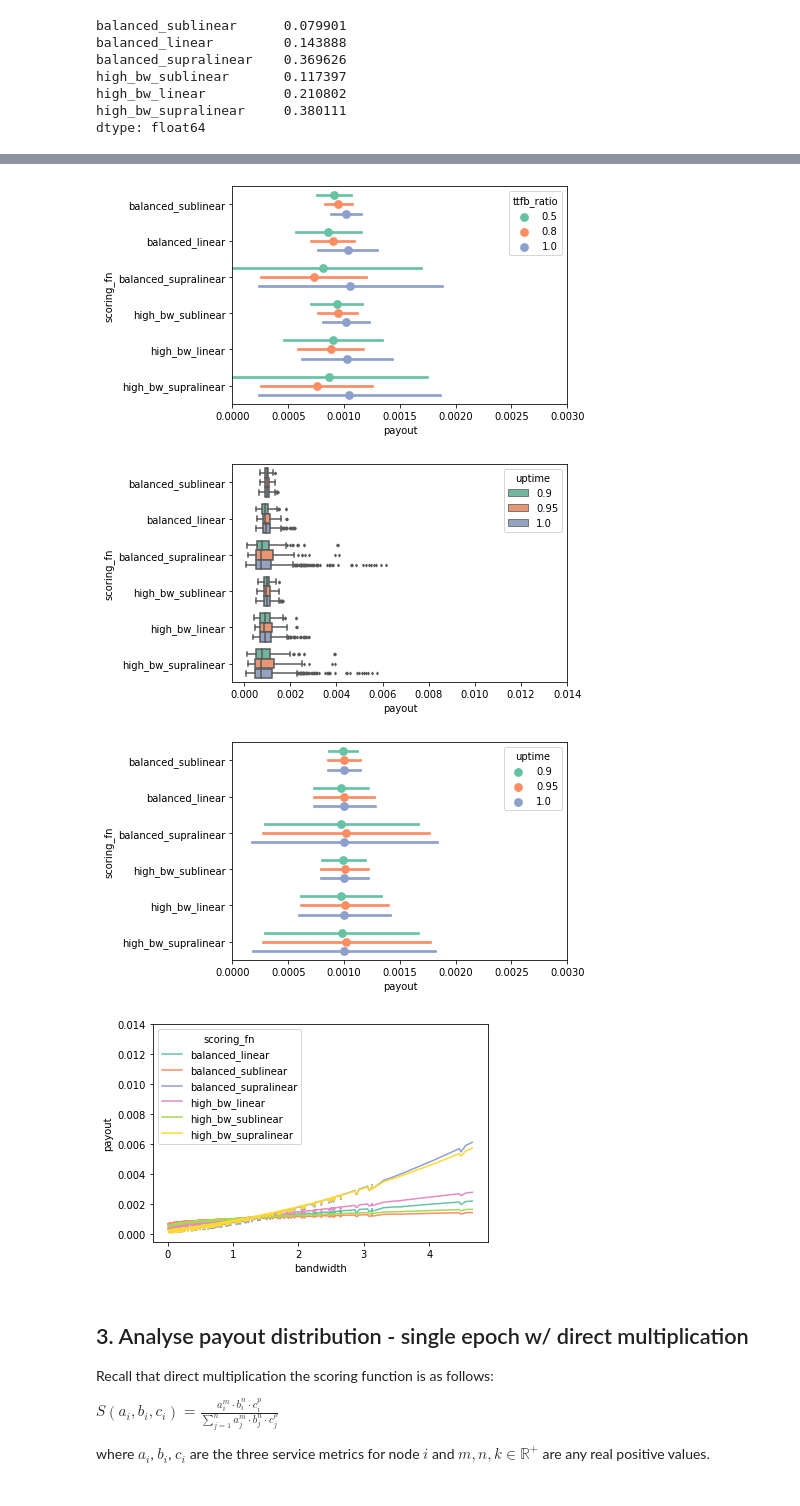
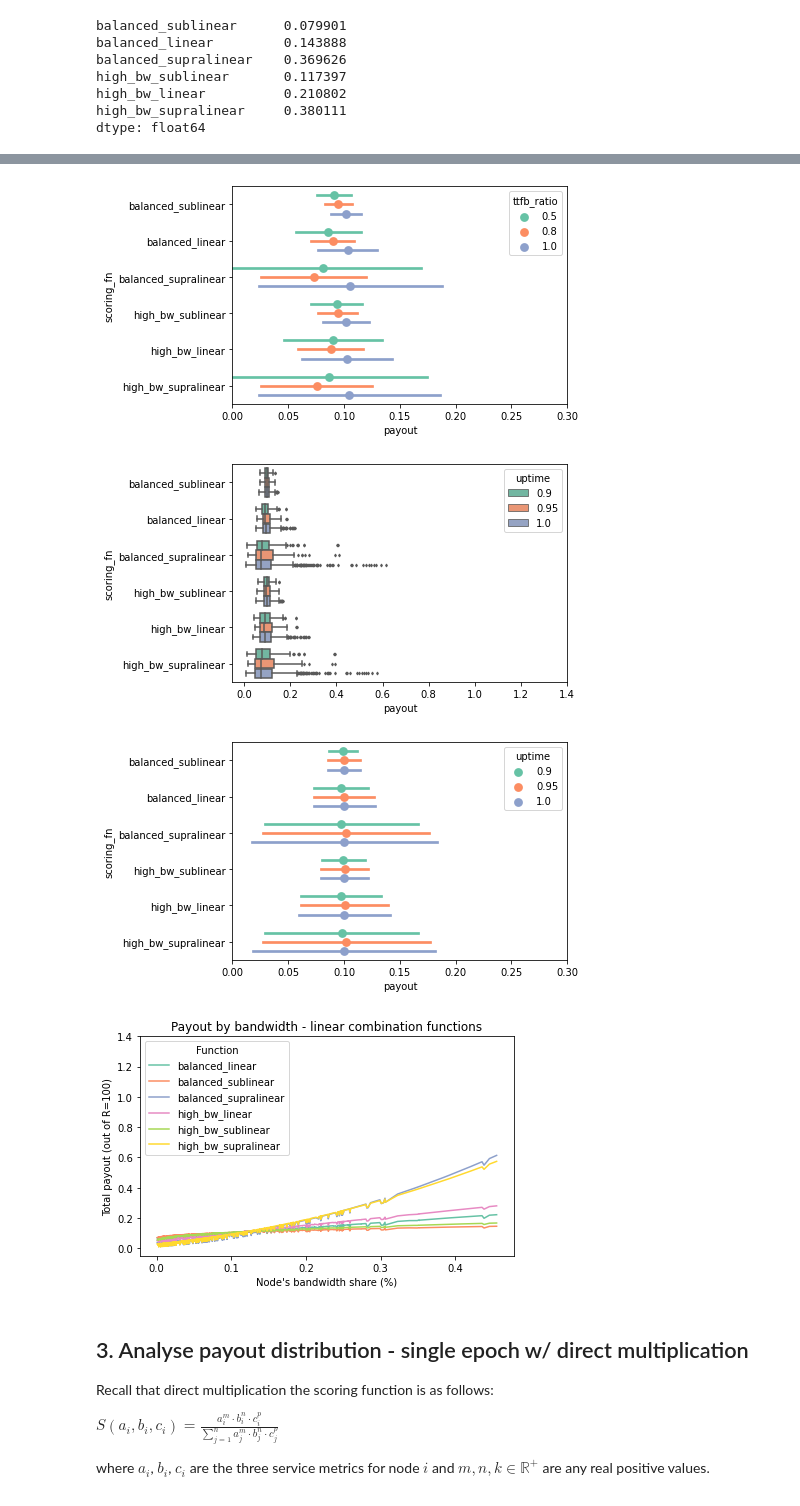
Before and after one commit to protocol/cel-retrieval, a Jupyter notebook: saturn-aliens/notebooks/2.1-simulation_fair_reward_distribution.ipynb, the cells around one changed output, grey strips where cells are left out. Drawn from its saved outputs; the diff is of its cells as text; code cells hidden in the pictures.

```diff
--- a/saturn-aliens/notebooks/2.1-simulation_fair_reward_distribution.ipynb
+++ b/saturn-aliens/notebooks/2.1-simulation_fair_reward_distribution.ipynb
@@ -72,6 +82,7 @@ metrics_df = pd.DataFrame(
     {
         "node_id": np.arange(sample),
         "bandwidth": bandwidth_vec,
+        "bandwidth_share": (bandwidth_vec/sum(bandwidth_vec))*100,
         "ttfb_ratio": ttfb_vec,
         "uptime": uptime_vec
     }
@@ -139,34 +150,34 @@ score_df["uptime_supralinear"] = score_single(score_df["uptime"].values, 2.0)
 # %%
 # Combining individual scoring functions - balanced
 score_df["balanced_sublinear"] = (
-    (1.0/3.0) * score_df["bandwidth_sublinear"] +
-    (1.0/3.0) * score_df["ttfb_sublinear"] +
-    (1.0/3.0) * score_df["uptime_sublinear"]
+    (100.0/3.0) * score_df["bandwidth_sublinear"] +
+    (100.0/3.0) * score_df["ttfb_sublinear"] +
+    (100.0/3.0) * score_df["uptime_sublinear"]
 )
 score_df["balanced_linear"] = (
-    (1.0/3.0) * score_df["bandwidth_linear"] +
-    (1.0/3.0) * score_df["ttfb_linear"] +
-    (1.0/3.0) * score_df["uptime_linear"]
+    (100.0/3.0) * score_df["bandwidth_linear"] +
+    (100.0/3.0) * score_df["ttfb_linear"] +
+    (100.0/3.0) * score_df["uptime_linear"]
 )
 
 score_df["balanced_supralinear"] = (
-    (1.0/3.0) * score_df["bandwidth_linear"] +
-    (1.0/3.0) * score_df["ttfb_supralinear"] +
-    (1.0/3.0) * score_df["bandwidth_supralinear"]
+    (100.0/3.0) * score_df["bandwidth_linear"] +
+    (100.0/3.0) * score_df["ttfb_supralinear"] +
+    (100.0/3.0) * score_df["bandwidth_supralinear"]
 )
 # %%
 # Combining individual scoring functions - high bandwidth
-score_df["high_bw_sublinear"] = (
+score_df["high_bw_sublinear"] = 100 * (
     0.5 * score_df["bandwidth_sublinear"] +
     0.25 * score_df["ttfb_sublinear"] +
     0.25 * score_df["uptime_sublinear"]
 )
-score_df["high_bw_linear"] = (
+score_df["high_bw_linear"] = 100 * (
     0.5 * score_df["bandwidth_linear"] +
     0.25 * score_df["ttfb_linear"] +
     0.25 * score_df["uptime_linear"]
 )
-score_df["high_bw_supralinear"] = (
+score_df["high_bw_supralinear"] = 100 * (
     0.5 * score_df["bandwidth_linear"] +
     0.25 * score_df["ttfb_supralinear"] +
     0.25 * score_df["bandwidth_supralinear"]
@@ -198,31 +219,38 @@ plt.show()
 # %%
+plt.figure(figsize=(6,4))
 sns.pointplot(y="scoring_fn", x="payout", hue="ttfb_ratio", data=melt_df, ci="sd",
             dodge=0.5,join=False, palette="Set2", orient="h")
-plt.xlim(0, 0.003)
+plt.xlim(0, 0.3)
 plt.show()
 # %% [output]
-[figure, old version]
+[figure, new version]
 # %%
 sns.boxplot(y="scoring_fn", x="payout", hue="uptime", data=melt_df,
             palette="Set2", orient="h", fliersize=2)
-plt.xlim(-0.0005, 0.014)
+plt.xlim(-0.05, 1.4)
 plt.show()
 # %% [output]
-[figure, old version]
+[figure, new version]
 # %%
 sns.pointplot(y="scoring_fn", x="payout", hue="uptime", data=melt_df, ci="sd",
             dodge=0.5,join=False, palette="Set2", orient="h")
-plt.xlim(0, 0.003)
+plt.xlim(0, 0.3)
 plt.show()
 # %% [output]
-[figure, old version]
+[figure, new version]
 # %%
-sns.lineplot(x="bandwidth", y="payout", hue="scoring_fn", palette="Set2",
-             data=melt_df.sort_values(["scoring_fn", "bandwidth"]))
-plt.ylim(-0.0005, 0.014)
+plt.figure(figsize=(6,4))
+sns.lineplot(x="bandwidth_share", y="payout", hue="scoring_fn", palette="Set2",
+             data=melt_df.sort_values(["scoring_fn", "bandwidth_share"]))
+plt.ylim(-0.05, 1.4)
+plt.xlabel("Node's bandwidth share (%)")
+plt.ylabel("Total payout (out of R=100)")
+plt.legend(title="Function", loc=2)
+plt.title("Payout by bandwidth - linear combination functions")
+plt.tight_layout()
 plt.show()
 # %% [output]
-[figure, old version]
+[figure, new version]
 # %% [markdown]
 ## 3. Analyse payout distribution - single epoch w/ direct multiplication
 
```
Also changed, not shown: parts of 25 cells of this notebook.
